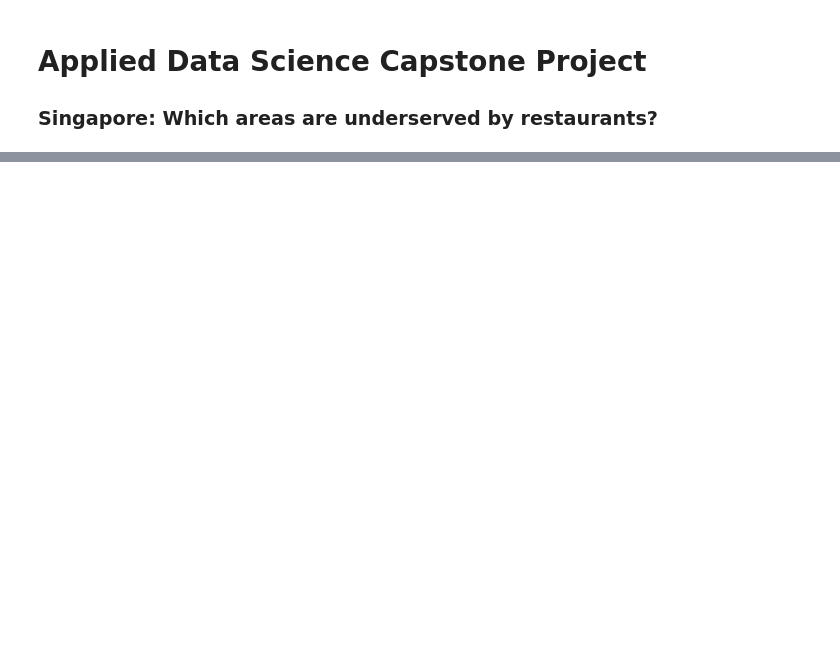
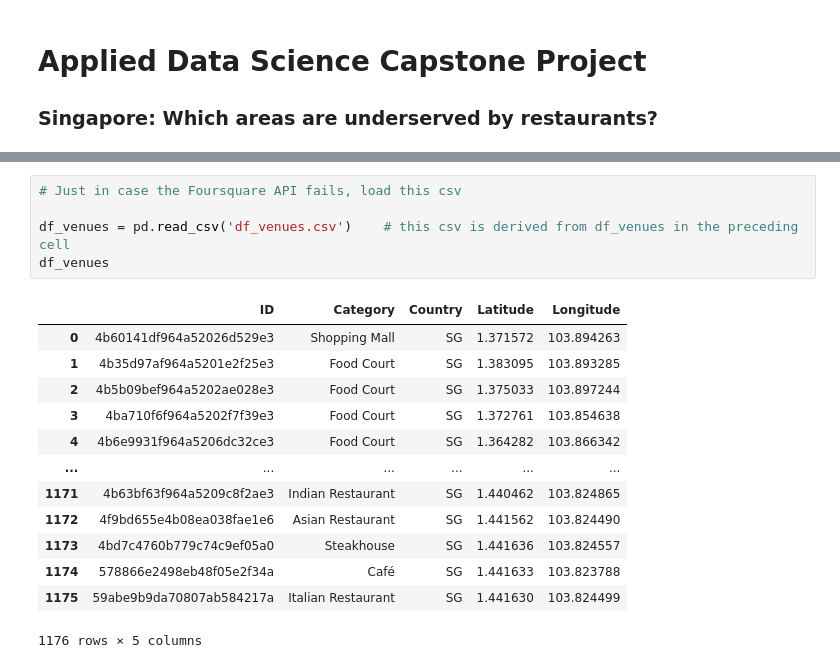
Before and after one commit to aaroncwt/Coursera_Capstone, a Jupyter notebook: capstone-final.ipynb, the cells around one changed output, grey strips where cells are left out. Saved outputs shown, nothing was run; the diff lists cells and outputs as text; blank space fills up the shorter version.

```diff
--- a/capstone-final.ipynb
+++ b/capstone-final.ipynb
@@ -22,0 +171,19 @@ From the above data, a restaurant per population indicator will be calculated fo
+# %%
+# Just in case the Foursquare API fails, load this csv
+
+df_venues = pd.read_csv('df_venues.csv')    # this csv is derived from df_venues in the preceding cell
+df_venues
+# %% [output]
+|  | ID | Category | Country | Latitude | Longitude |
+| 0 | 4b60141df964a52026d529e3 | Shopping Mall | SG | 1.371572 | 103.894263 |
+| 1 | 4b35d97af964a5201e2f25e3 | Food Court | SG | 1.383095 | 103.893285 |
+| 2 | 4b5b09bef964a5202ae028e3 | Food Court | SG | 1.375033 | 103.897244 |
+| 3 | 4ba710f6f964a5202f7f39e3 | Food Court | SG | 1.372761 | 103.854638 |
+| 4 | 4b6e9931f964a5206dc32ce3 | Food Court | SG | 1.364282 | 103.866342 |
+| ... | ... | ... | ... | ... | ... |
+| 1171 | 4b63bf63f964a5209c8f2ae3 | Indian Restaurant | SG | 1.440462 | 103.824865 |
+| 1172 | 4f9bd655e4b08ea038fae1e6 | Asian Restaurant | SG | 1.441562 | 103.824490 |
+| 1173 | 4bd7c4760b779c74c9ef05a0 | Steakhouse | SG | 1.441636 | 103.824557 |
+| 1174 | 578866e2498eb48f05e2f34a | Café | SG | 1.441633 | 103.823788 |
+| 1175 | 59abe9b9da70807ab584217a | Italian Restaurant | SG | 1.441630 | 103.824499 |
+1176 rows × 5 columns
```
Also changed, not shown: parts of 42 cells of this notebook.
